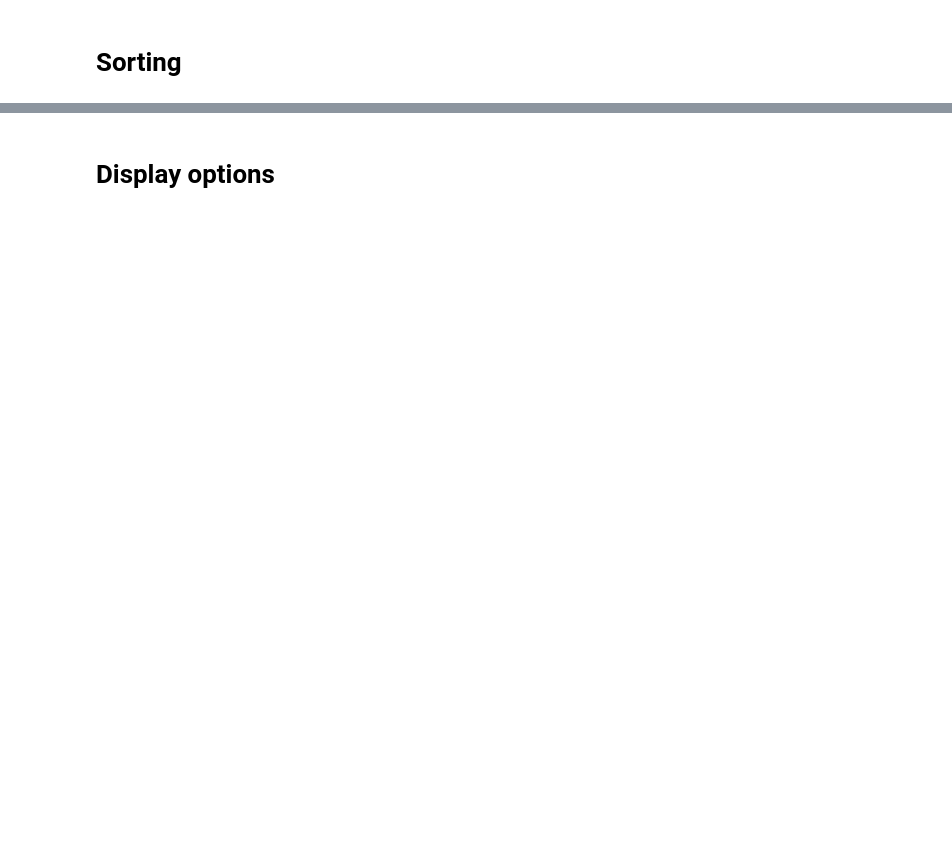
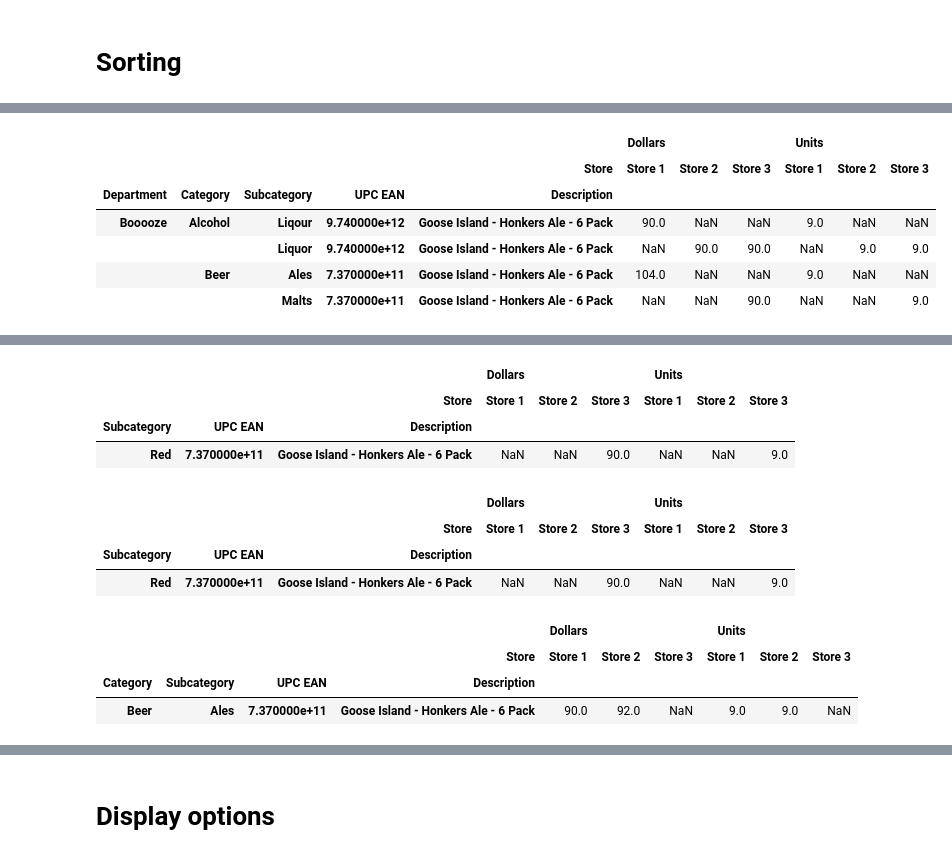
Before and after one commit to ZaxR/pandas_multiindex_tutorial, a Jupyter notebook: Pandas MultiIndex Tutorial.ipynb, the cells around one changed output, grey strips where cells are left out. Saved outputs shown, nothing was run; the diff lists cells and outputs as text; code cells hidden in the pictures; blank space fills up the shorter version.

```diff
--- a/Pandas MultiIndex Tutorial.ipynb
+++ b/Pandas MultiIndex Tutorial.ipynb
@@ -414,0 +524,24 @@ multi_col_lvl_df.xs(('2018-07-10', 'Booooze', 'Wine'), level=['Date', 'Departmen
+# %%
+# We provide the level value, which by default searches the first index level ('Date')
+display(multi_col_lvl_df.xs('2018-07-12'))
+
+# Here we're more specific because we want to search 'Category instead'
+display(multi_col_lvl_df.xs('Wine', level='Category'))
+
+# To search for rows that match all of our level value requirements, use tuples
+display(multi_col_lvl_df.xs(('2018-07-10', 'Booooze', 'Wine'), level=['Date', 'Department', 'Category']))
+
+# Note that chaining .xs works, but is significantly less efficient
+display(multi_col_lvl_df.xs('2018-07-10', level='Date').xs('Booooze', level='Department').xs('Wine', level='Category'))
+
+# We can then use the column value filtering we're used to to filter rows as well
+cross_section_df = multi_col_lvl_df.xs(('2018-07-10', 'Booooze'), level=['Date', 'Department'])
+display(cross_section_df[cross_section_df['Dollars']['Store 1'] > 0])
+# %% [output]
+|  |  |  |  |  | Dollars |  |  | Units |  |  |
+|  |  |  |  | Store | Store 1 | Store 2 | Store 3 | Store 1 | Store 2 | Store 3 |
+| Department | Category | Subcategory | UPC EAN | Description |  |  |  |  |  |  |
+| Booooze | Alcohol | Liqour | 9.740000e+12 | Goose Island - Honkers Ale - 6 Pack | 90.0 | NaN | NaN | 9.0 | NaN | NaN |
+|  |  | Liquor | 9.740000e+12 | Goose Island - Honkers Ale - 6 Pack | NaN | 90.0 | 90.0 | NaN | 9.0 | 9.0 |
+|  | Beer | Ales | 7.370000e+11 | Goose Island - Honkers Ale - 6 Pack | 104.0 | NaN | NaN | 9.0 | NaN | NaN |
+|  |  | Malts | 7.370000e+11 | Goose Island - Honkers Ale - 6 Pack | NaN | NaN | 90.0 | NaN | NaN | 9.0 |
@@ -414,0 +554,12 @@ multi_col_lvl_df.xs(('2018-07-10', 'Booooze', 'Wine'), level=['Date', 'Departmen
+|  |  |  | Dollars |  |  | Units |  |  |
+|  |  | Store | Store 1 | Store 2 | Store 3 | Store 1 | Store 2 | Store 3 |
+| Subcategory | UPC EAN | Description |  |  |  |  |  |  |
+| Red | 7.370000e+11 | Goose Island - Honkers Ale - 6 Pack | NaN | NaN | 90.0 | NaN | NaN | 9.0 |
+|  |  |  | Dollars |  |  | Units |  |  |
+|  |  | Store | Store 1 | Store 2 | Store 3 | Store 1 | Store 2 | Store 3 |
+| Subcategory | UPC EAN | Description |  |  |  |  |  |  |
+| Red | 7.370000e+11 | Goose Island - Honkers Ale - 6 Pack | NaN | NaN | 90.0 | NaN | NaN | 9.0 |
+|  |  |  |  | Dollars |  |  | Units |  |  |
+|  |  |  | Store | Store 1 | Store 2 | Store 3 | Store 1 | Store 2 | Store 3 |
+| Category | Subcategory | UPC EAN | Description |  |  |  |  |  |  |
+| Beer | Ales | 7.370000e+11 | Goose Island - Honkers Ale - 6 Pack | 90.0 | 92.0 | NaN | 9.0 | 9.0 | NaN |
```
Also changed, not shown: parts of 31 cells of this notebook.
